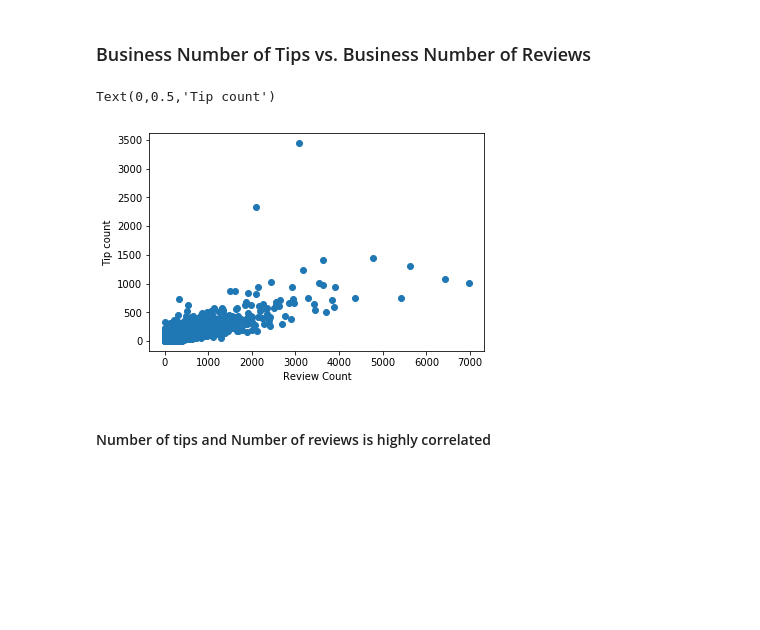
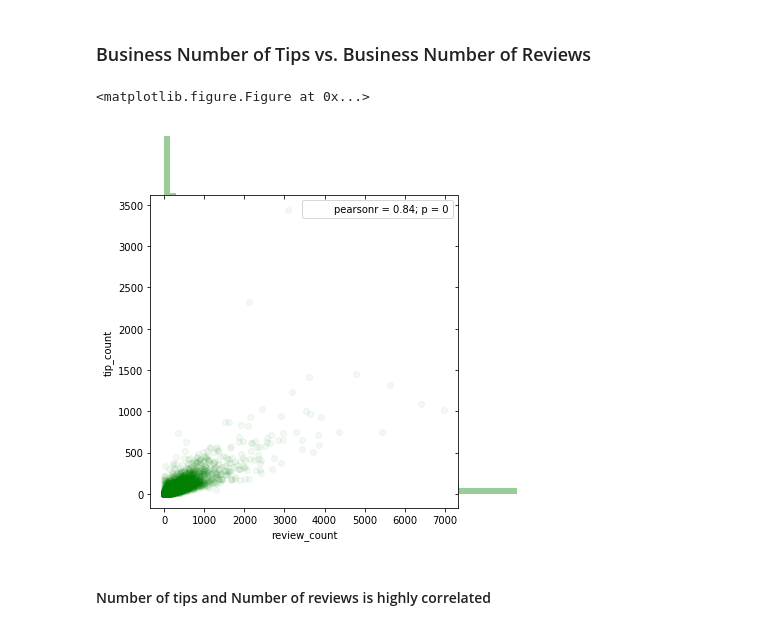
Before and after one commit to gravelcycles/yelp-dataset-challenge, a Jupyter notebook: EDA - Business.ipynb, the cells around one changed output. Drawn from its saved outputs; the diff is of its cells as text; code cells hidden in the pictures; blank space fills up the shorter version.

Commit message:
Tried to do some seaborn visualization

```diff
--- a/EDA - Business.ipynb
+++ b/EDA - Business.ipynb
@@ -192,12 +195,14 @@ plt.show()
 # %%
 merged_dropped = merged.dropna()
 # %%
-plt.scatter(merged_dropped.review_count, merged_dropped.tip_count)
-plt.xlabel("Review Count")
-plt.ylabel("Tip count")
+plt.figure(figsize=(15,15))
+# plt.scatter(merged_dropped.review_count, merged_dropped.tip_count)
+# plt.xlabel("Review Count")
+# plt.ylabel("Tip count")
+ax = sns.jointplot("review_count", "tip_count", data=merged_dropped, kind="scatter", space=0, color="g", alpha=.05)
 # %% [output]
-Text(0,0.5,'Tip count')
+<matplotlib.figure.Figure at 0x...>
-[figure, old version]
+[figure, new version]
 # %% [markdown]
 #### Number of tips and Number of reviews is highly correlated
 # %%
```
Also changed, not shown: parts of 16 cells of this notebook.
